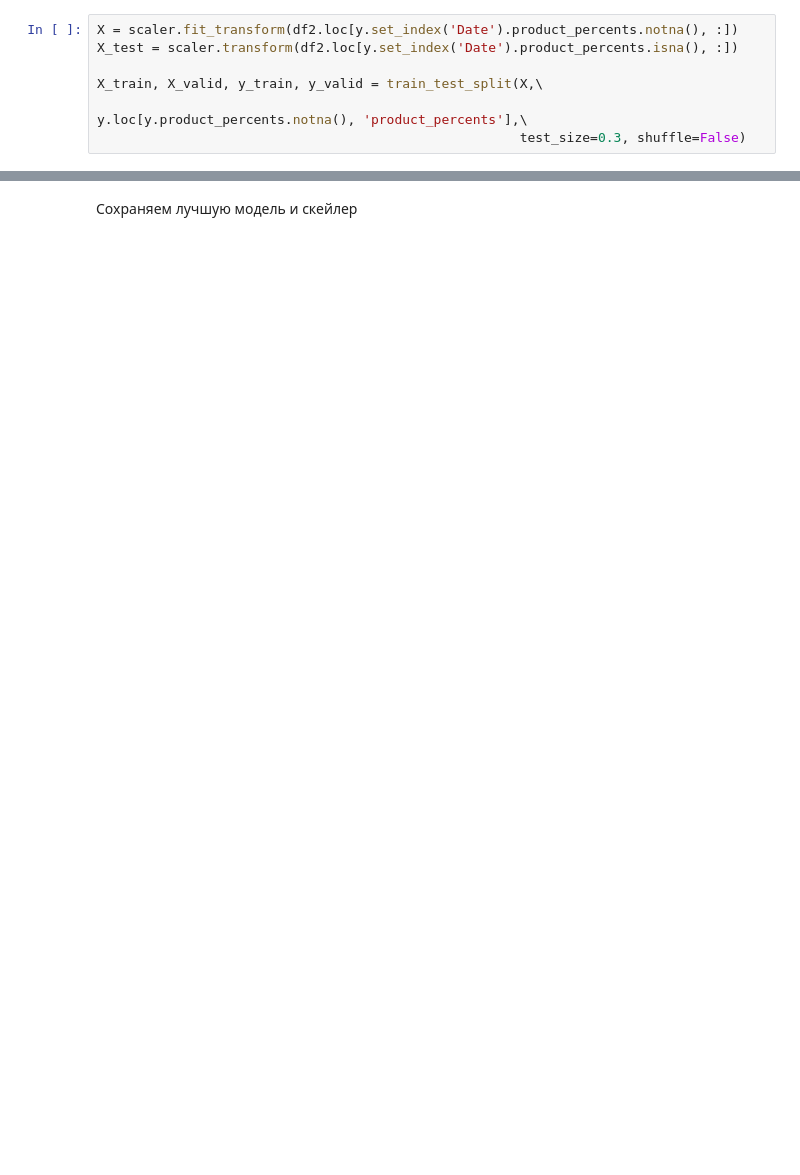
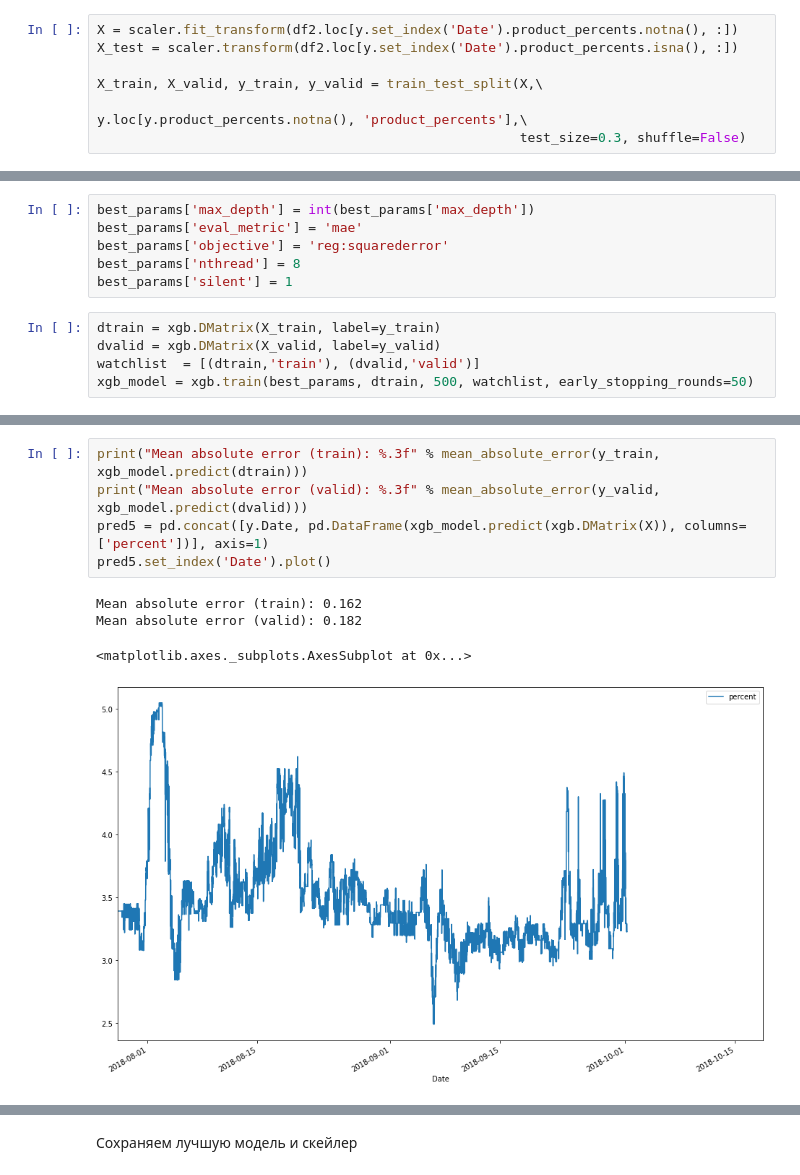
Before and after one commit to sirily/product_percent_prediction, a Jupyter notebook: procent_prediction.ipynb, the cells around one changed output, grey strips where cells are left out. Drawn from its saved outputs; the diff is of its cells as text; blank space fills up the shorter version.

```diff
--- a/procent_prediction.ipynb
+++ b/procent_prediction.ipynb
@@ -455,0 +467,11 @@ set_index('Date').plot(figsize=(16,12))
+# %%
+best_params['max_depth'] = int(best_params['max_depth'])
+best_params['eval_metric'] = 'mae'
+best_params['objective'] = 'reg:squarederror'
+best_params['nthread'] = 8
+best_params['silent'] = 1
+# %%
+dtrain = xgb.DMatrix(X_train, label=y_train)
+dvalid = xgb.DMatrix(X_valid, label=y_valid)
+watchlist  = [(dtrain,'train'), (dvalid,'valid')]
+xgb_model = xgb.train(best_params, dtrain, 500, watchlist, early_stopping_rounds=50)
@@ -455,0 +496,10 @@ set_index('Date').plot(figsize=(16,12))
+# %%
+print("Mean absolute error (train): %.3f" % mean_absolute_error(y_train, xgb_model.predict(dtrain)))
+print("Mean absolute error (valid): %.3f" % mean_absolute_error(y_valid, xgb_model.predict(dvalid)))
+pred5 = pd.concat([y.Date, pd.DataFrame(xgb_model.predict(xgb.DMatrix(X)), columns=['percent'])], axis=1)
+pred5.set_index('Date').plot()
+# %% [output]
+Mean absolute error (train): 0.162
+Mean absolute error (valid): 0.182
+<matplotlib.axes._subplots.AxesSubplot at 0x...>
+[figure, added]
```
Also changed, not shown: parts of 44 cells of this notebook, 5 other files.
